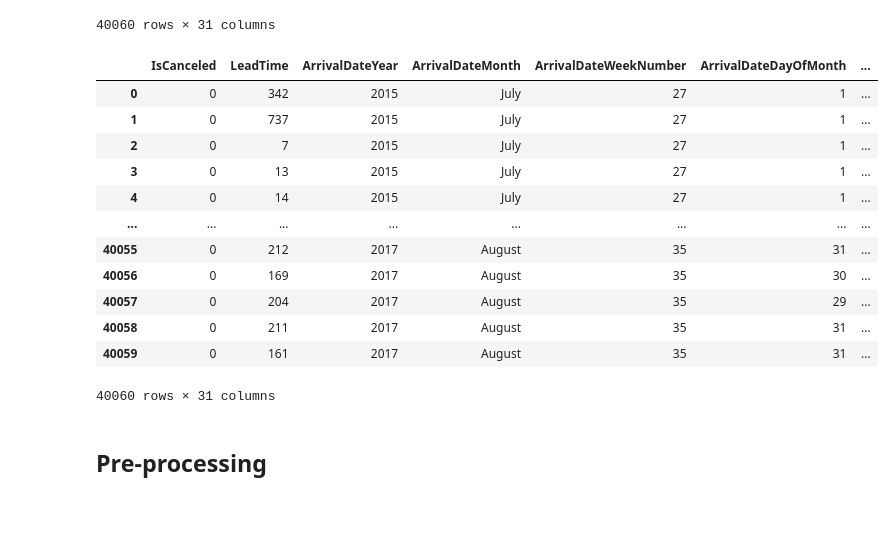
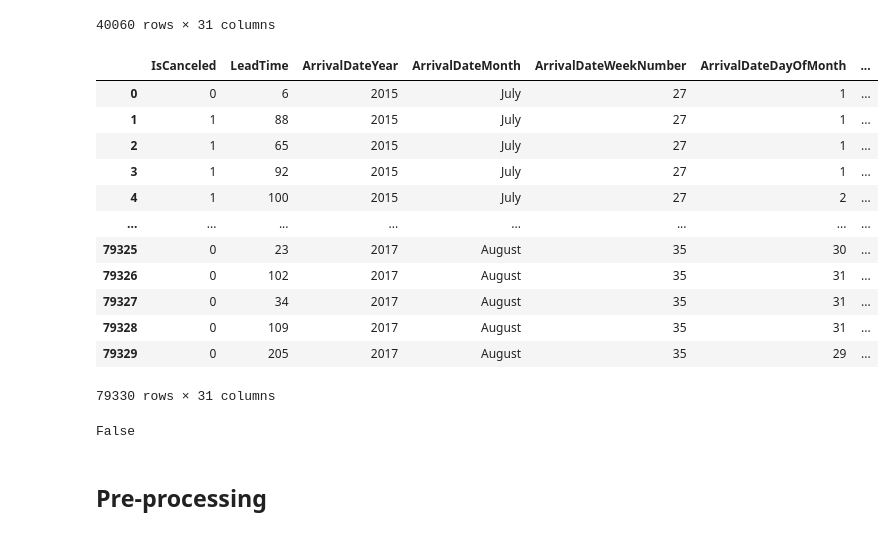
Before and after one commit to MartinoPhoenixVox/HotelBookingDemand, a Jupyter notebook: HotelBookingDemand.ipynb, the cells around one changed output. Cells and saved outputs as stored; diff of their text form; code cells hidden in the pictures.

```diff
--- a/HotelBookingDemand.ipynb
+++ b/HotelBookingDemand.ipynb
@@ -41,22 +68,27 @@ df1
 # %%
 # Create DataFrame df2 using Dataset "H2.csv"
 # f2 = "/content/drive/MyDrive/Colab Notebooks/PTDL_BaiTapNhom/H2.csv" # old path
 f2 = "Datasets/H2.csv" # new path
-df2 = pd.read_csv(f1)
+df2 = pd.read_csv(f2)
 df2
 # %% [output]
 |  | IsCanceled | LeadTime | ArrivalDateYear | ArrivalDateMonth | ArrivalDateWeekNumber | ArrivalDateDayOfMonth | ... |
-| 0 | 0 | 342 | 2015 | July | 27 | 1 | ... |
-| 1 | 0 | 737 | 2015 | July | 27 | 1 | ... |
-| 2 | 0 | 7 | 2015 | July | 27 | 1 | ... |
-| 3 | 0 | 13 | 2015 | July | 27 | 1 | ... |
-| 4 | 0 | 14 | 2015 | July | 27 | 1 | ... |
+| 0 | 0 | 6 | 2015 | July | 27 | 1 | ... |
+| 1 | 1 | 88 | 2015 | July | 27 | 1 | ... |
+| 2 | 1 | 65 | 2015 | July | 27 | 1 | ... |
+| 3 | 1 | 92 | 2015 | July | 27 | 1 | ... |
+| 4 | 1 | 100 | 2015 | July | 27 | 2 | ... |
 | ... | ... | ... | ... | ... | ... | ... | ... |
-| 40055 | 0 | 212 | 2017 | August | 35 | 31 | ... |
-| 40056 | 0 | 169 | 2017 | August | 35 | 30 | ... |
-| 40057 | 0 | 204 | 2017 | August | 35 | 29 | ... |
-| 40058 | 0 | 211 | 2017 | August | 35 | 31 | ... |
-| 40059 | 0 | 161 | 2017 | August | 35 | 31 | ... |
+| 79325 | 0 | 23 | 2017 | August | 35 | 30 | ... |
+| 79326 | 0 | 102 | 2017 | August | 35 | 31 | ... |
+| 79327 | 0 | 34 | 2017 | August | 35 | 31 | ... |
+| 79328 | 0 | 109 | 2017 | August | 35 | 31 | ... |
+| 79329 | 0 | 205 | 2017 | August | 35 | 29 | ... |
-40060 rows × 31 columns
+79330 rows × 31 columns
+# %%
+# Check if DataFrame 1 is the same with DataFrame 2 or not
+df1.equals(df2)
+# %% [output]
+False
 # %% [markdown]
 ## Pre-processing
```
Also changed, not shown: parts of 63 cells of this notebook, 1 other file.
